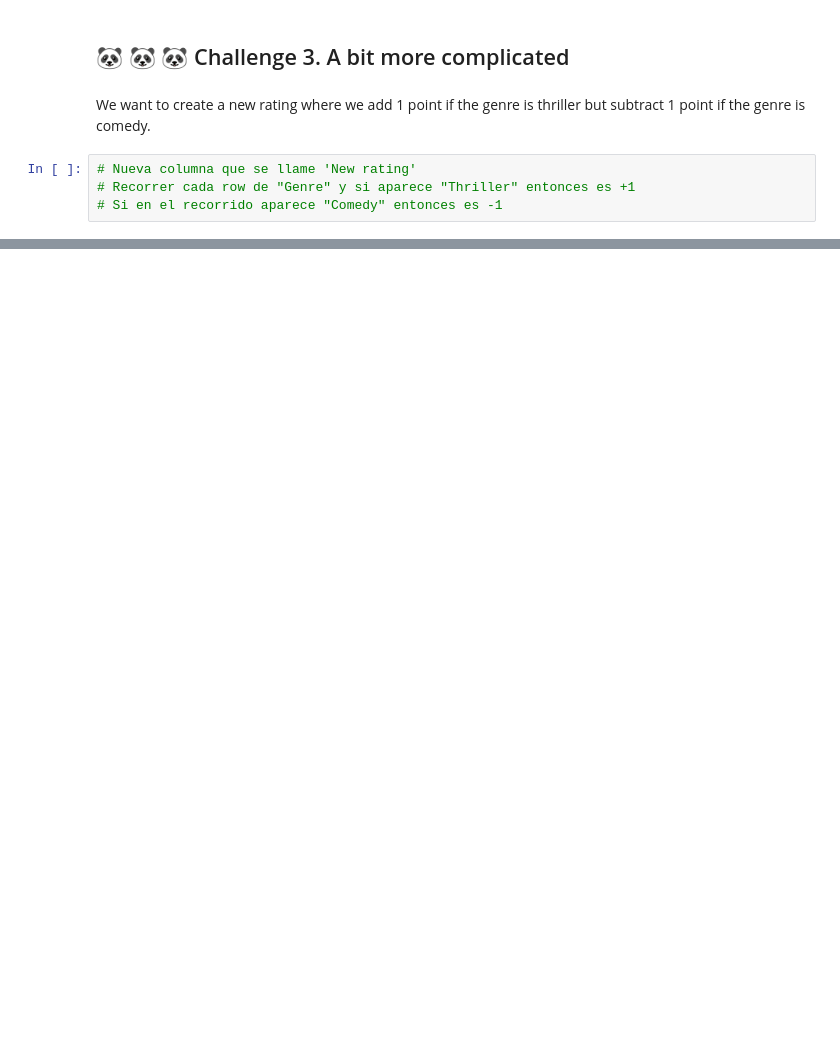
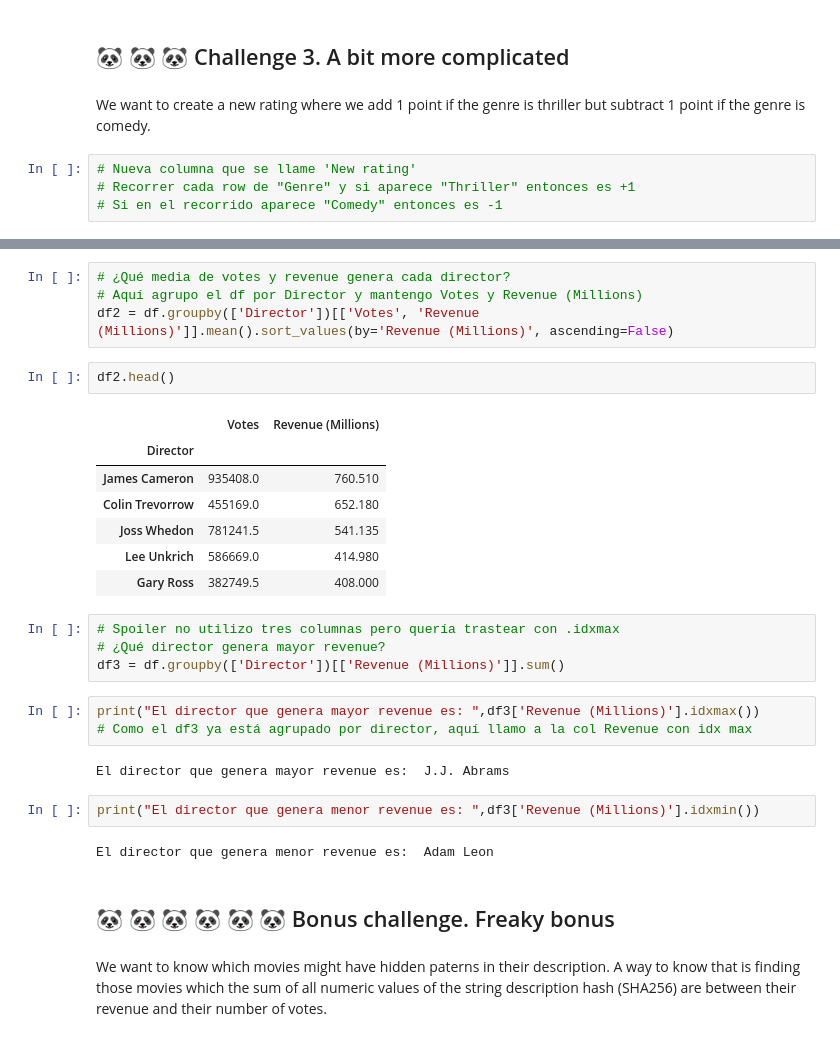
Before and after one commit to potacho/pandas_apply_lambda, a Jupyter notebook: notebooks/your_code_here.ipynb, the cells around one changed output, grey strips where cells are left out. Drawn from its saved outputs; the diff is of its cells as text; blank space fills up the shorter version.

```diff
--- a/notebooks/your_code_here.ipynb
+++ b/notebooks/your_code_here.ipynb
@@ -155,0 +249,31 @@ def ranqueo(texto):
+# %%
+# ¿Qué media de votes y revenue genera cada director?
+# Aquí agrupo el df por Director y mantengo Votes y Revenue (Millions)
+df2 = df.groupby(['Director'])[['Votes', 'Revenue (Millions)']].mean().sort_values(by='Revenue (Millions)', ascending=False)
+# %%
+df2.head()
+# %% [output]
+|  | Votes | Revenue (Millions) |
+| Director |  |  |
+| James Cameron | 935408.0 | 760.510 |
+| Colin Trevorrow | 455169.0 | 652.180 |
+| Joss Whedon | 781241.5 | 541.135 |
+| Lee Unkrich | 586669.0 | 414.980 |
+| Gary Ross | 382749.5 | 408.000 |
+# %%
+# Spoiler no utilizo tres columnas pero quería trastear con .idxmax
+# ¿Qué director genera mayor revenue?
+df3 = df.groupby(['Director'])[['Revenue (Millions)']].sum()
+# %%
+print("El director que genera mayor revenue es: ",df3['Revenue (Millions)'].idxmax())
+# Como el df3 ya está agrupado por director, aquí llamo a la col Revenue con idx max
+# %% [output]
+El director que genera mayor revenue es:  J.J. Abrams
+# %%
+print("El director que genera menor revenue es: ",df3['Revenue (Millions)'].idxmin())
+# %% [output]
+El director que genera menor revenue es:  Adam Leon
+# %% [markdown]
+## 🐼 🐼 🐼 🐼 🐼 🐼 Bonus challenge. Freaky bonus
+# %% [markdown]
+We want to know which movies might have hidden paterns in their description. A way to know that is finding those movies which the sum of all numeric values of the string description hash (SHA256) are between their revenue and their number of votes.
```
Also changed, not shown: parts of 20 cells of this notebook.
